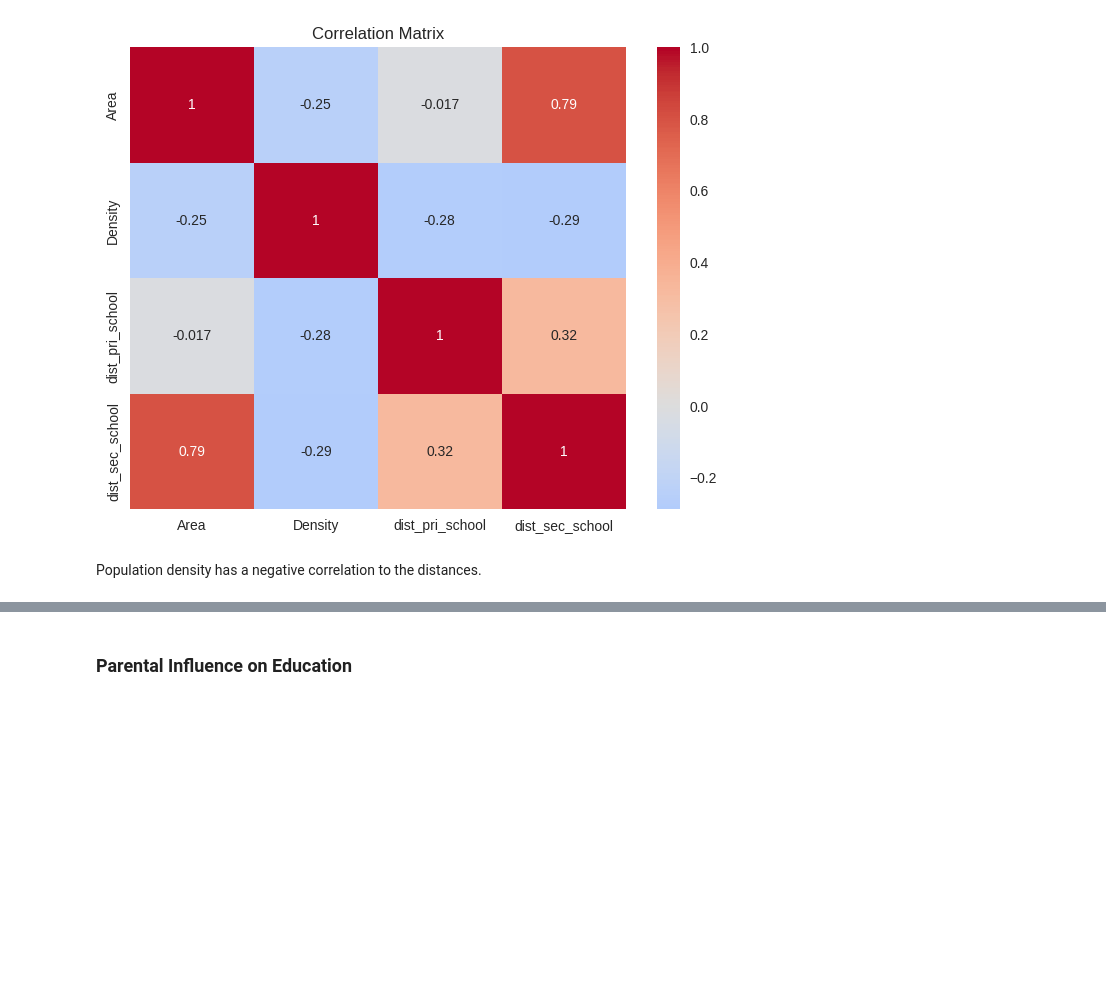
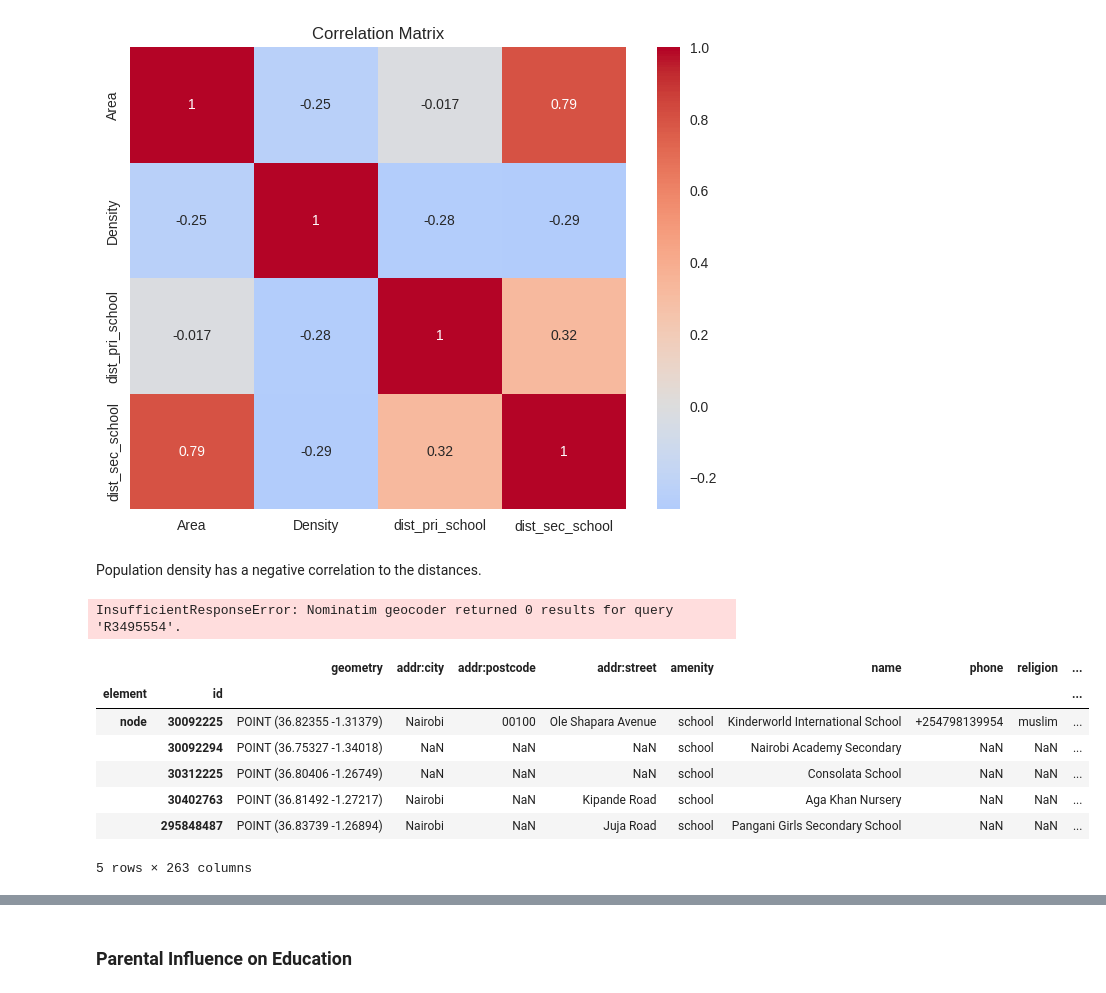
Before and after one commit to silprosa/fynesse_mlfc, a Jupyter notebook: notebooks/Education.ipynb, the cells around one changed output, grey strips where cells are left out. Cells and saved outputs as stored; diff of their text form; code cells hidden in the pictures; blank space fills up the shorter version.

```diff
--- a/notebooks/Education.ipynb
+++ b/notebooks/Education.ipynb
@@ -451,0 +457,32 @@ Population density has a negative correlation to the distances.
+# %%
+tags = {
+    "amenity": "school"
+}
+# %% [output]
+InsufficientResponseError: Nominatim geocoder returned 0 results for query 'R3495554'.
+# %%
+
+"""
+# Step 1: Lookup by OSM relation ID
+rel_id = "R3492709"  # must include the "R"
+gdf_rel = ox.geocode_to_gdf(rel_id, by_osmid=True)
+
+# Get the polygon
+polygon = gdf_rel.loc[0, "geometry"]
+
+# Step 2: Get schools inside the relation polygon
+tags = {"amenity": "school"}
+gdf_schools = ox.features_from_polygon(polygon, tags=tags)
+
+gdf_schools.head()
+print("Total schools:", len(gdf_schools))
+"""
+# %% [output]
+|  |  | geometry | addr:city | addr:postcode | addr:street | amenity | name | phone | religion | ... |
+| element | id |  |  |  |  |  |  |  |  | ... |
+| node | 30092225 | POINT (36.82355 -1.31379) | Nairobi | 00100 | Ole Shapara Avenue | school | Kinderworld International School | +254798139954 | muslim | ... |
+|  | 30092294 | POINT (36.75327 -1.34018) | NaN | NaN | NaN | school | Nairobi Academy Secondary | NaN | NaN | ... |
+|  | 30312225 | POINT (36.80406 -1.26749) | NaN | NaN | NaN | school | Consolata School | NaN | NaN | ... |
+|  | 30402763 | POINT (36.81492 -1.27217) | Nairobi | NaN | Kipande Road | school | Aga Khan Nursery | NaN | NaN | ... |
+|  | 295848487 | POINT (36.83739 -1.26894) | Nairobi | NaN | Juja Road | school | Pangani Girls Secondary School | NaN | NaN | ... |
+5 rows × 263 columns
```
Also changed, not shown: parts of 34 cells of this notebook.
